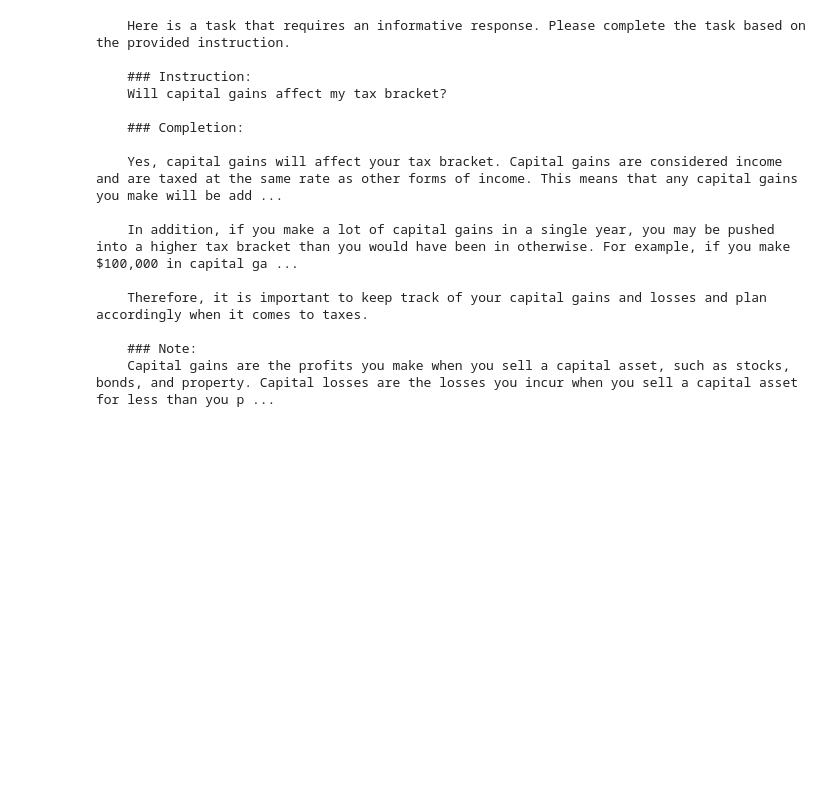
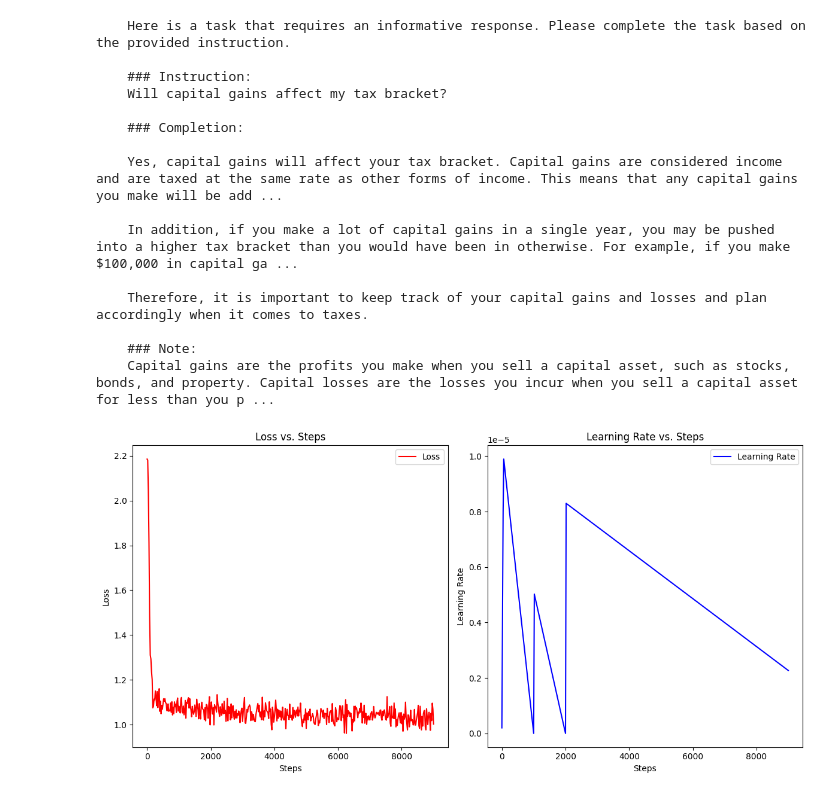
Before and after one commit to rh-telco-tigers/Finetune-LLaMA2-On-RHODS, a Jupyter notebook: llama-2-finance.ipynb, the cells around one changed output. Saved outputs shown, nothing was run; the diff lists cells and outputs as text; code cells hidden in the pictures; blank space fills up the shorter version.

Commit message:
stats loss vs steps and learning rate vs steps
Signed-off-by: Balkrishna Pandey <pandeybk@users.noreply.github.com>

```diff
--- a/llama-2-finance.ipynb
+++ b/llama-2-finance.ipynb
@@ -530,3 +530,45 @@ print(result)
 
     ### Note:
     Capital gains are the profits you make when you sell a capital asset, such as stocks, bonds, and property. Capital losses are the losses you incur when you sell a capital asset for less than you p ...
+# %%
+import json
+import matplotlib.pyplot as plt
+
+# Let's load the JSON data from the file
+file_path =  '/opt/app-root/src/data/v8-finance-3/outputs/checkpoint-9000/trainer_state.json'
+
+
+# Load the trainer state data
+with open(file_path, 'r') as file:
+    trainer_state = json.load(file)
+
+# Extract the metrics, ensuring we only take steps that have both a loss and learning rate
+steps_with_loss = [log_entry['step'] for log_entry in trainer_state['log_history'] if 'loss' in log_entry]
+losses = [log_entry['loss'] for log_entry in trainer_state['log_history'] if 'loss' in log_entry]
+
+steps_with_lr = [log_entry['step'] for log_entry in trainer_state['log_history'] if 'learning_rate' in log_entry]
+learning_rates = [log_entry['learning_rate'] for log_entry in trainer_state['log_history'] if 'learning_rate' in log_entry]
+
+# Plotting
+plt.figure(figsize=(12, 6))
+
+# Plot for Loss vs. Steps with loss
+plt.subplot(1, 2, 1)
+plt.plot(steps_with_loss, losses, label='Loss', color='red')
+plt.xlabel('Steps')
+plt.ylabel('Loss')
+plt.title('Loss vs. Steps')
+plt.legend()
+
+# Plot for Learning Rate vs. Steps with learning rate
+plt.subplot(1, 2, 2)
+plt.plot(steps_with_lr, learning_rates, label='Learning Rate', color='blue')
+plt.xlabel('Steps')
+plt.ylabel('Learning Rate')
+plt.title('Learning Rate vs. Steps')
+plt.legend()
+
+plt.tight_layout()
+plt.show()
+# %% [output]
+[figure, added]
```
Also changed, not shown: parts of 1 cell of this notebook.
